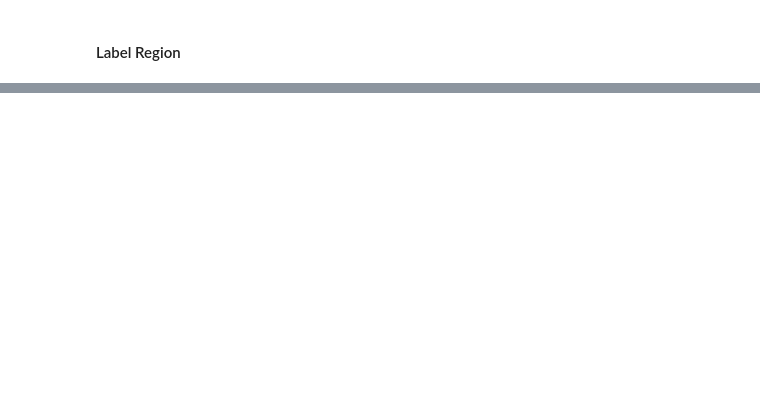
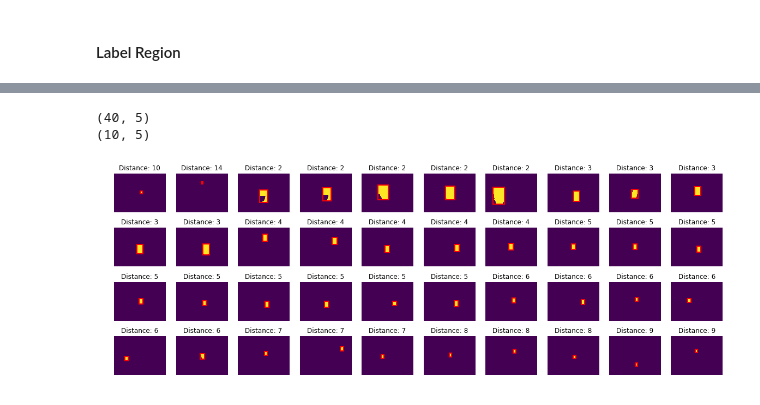
Before and after one commit to ctc316/red-barrel-challenge, a Jupyter notebook: notebook.ipynb, the cells around one changed output, grey strips where cells are left out. Cells and saved outputs as stored; diff of their text form; code cells hidden in the pictures; blank space fills up the shorter version.

```diff
--- a/notebook.ipynb
+++ b/notebook.ipynb
@@ -155,0 +269,44 @@ Wall time: 984 ms
+# %%
+# X:  center_X, center_Y, width, height, orientation
+
+train_dist_x_dev = []
+for region in train_regions_dev:
+    region = region[0]
+    train_dist_x_dev.append([region[3].centroid[0],
+                             region[3].centroid[1],
+                             region[1],
+                             region[2],
+                             region[3].orientation])
+
+test_dist_x_dev = []
+for region in pred_regions_dev:
+    region = region[0]
+    test_dist_x_dev.append([region[3].centroid[0],
+                            region[3].centroid[1],
+                            region[1],
+                            region[2],
+                            region[3].orientation])
+
+train_dist_x_dev = np.array(train_dist_x_dev)
+test_dist_x_dev = np.array(test_dist_x_dev)
+print(train_dist_x_dev.shape)
+print(test_dist_x_dev.shape)
+# %% [output]
+(40, 5)
+(10, 5)
+# %%
+PLT_COL = 10
+PLT_ROW = int(math.ceil(len(y_train_dev) / float(PLT_COL)))
+
+plt.figure(figsize=[20, 7])
+for i in range(len(y_train_dev)):
+    axes = plt.subplot(PLT_ROW, PLT_COL, i + 1)
+    plt.imshow(y_train_dev[i])
+    plt.axis("off")
+    dist = []
+    for rect in train_regions_dev[i]:
+        axes.add_patch(mpatches.Rectangle(rect[0], rect[1], rect[2], fill=False, edgecolor='red', linewidth=2))
+
+    plt.title("Distance: " + str(train_dist_y_dev[i]))
+# %% [output]
+[figure, added]
```
Also changed, not shown: parts of 20 cells of this notebook, 5 other files.
